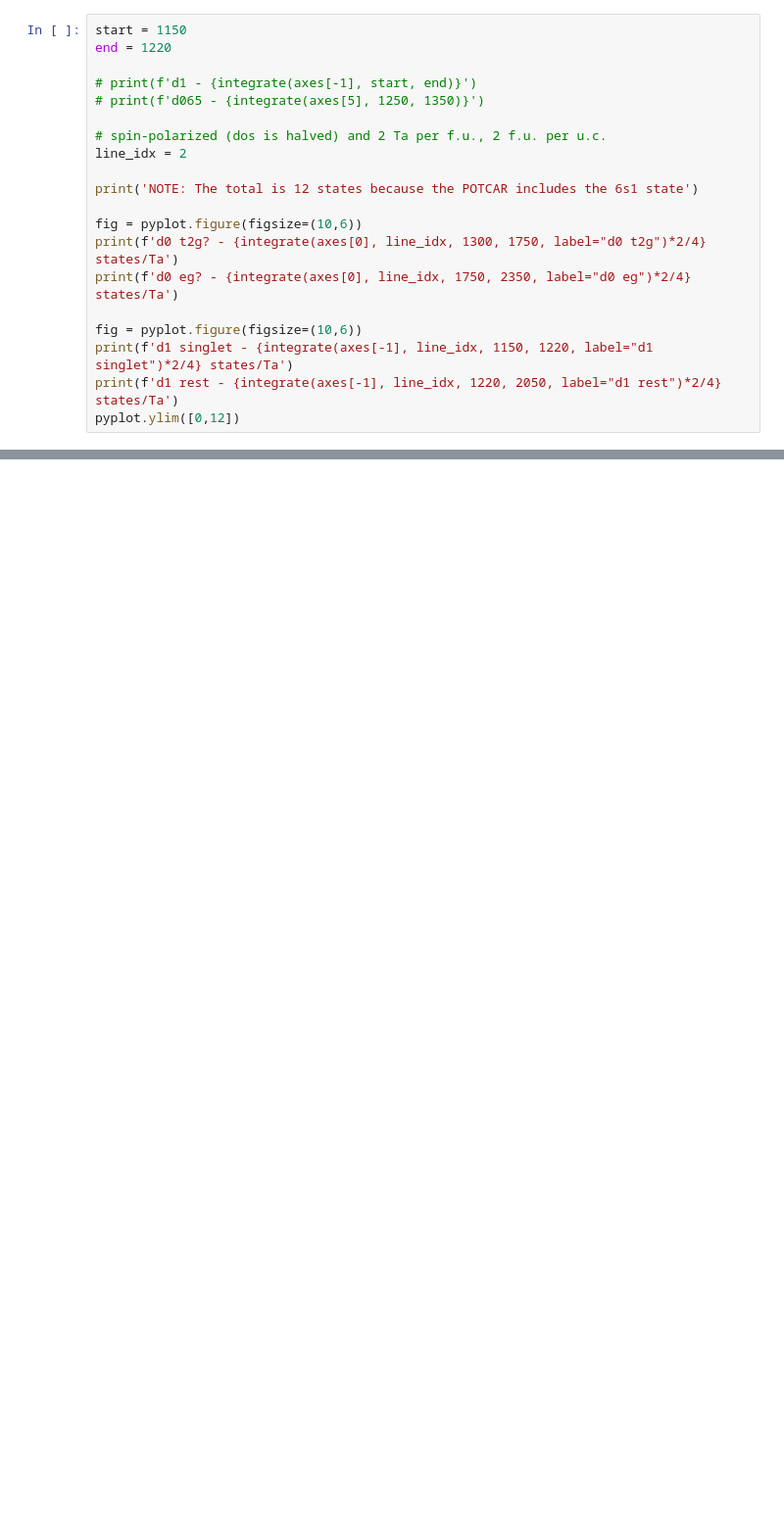
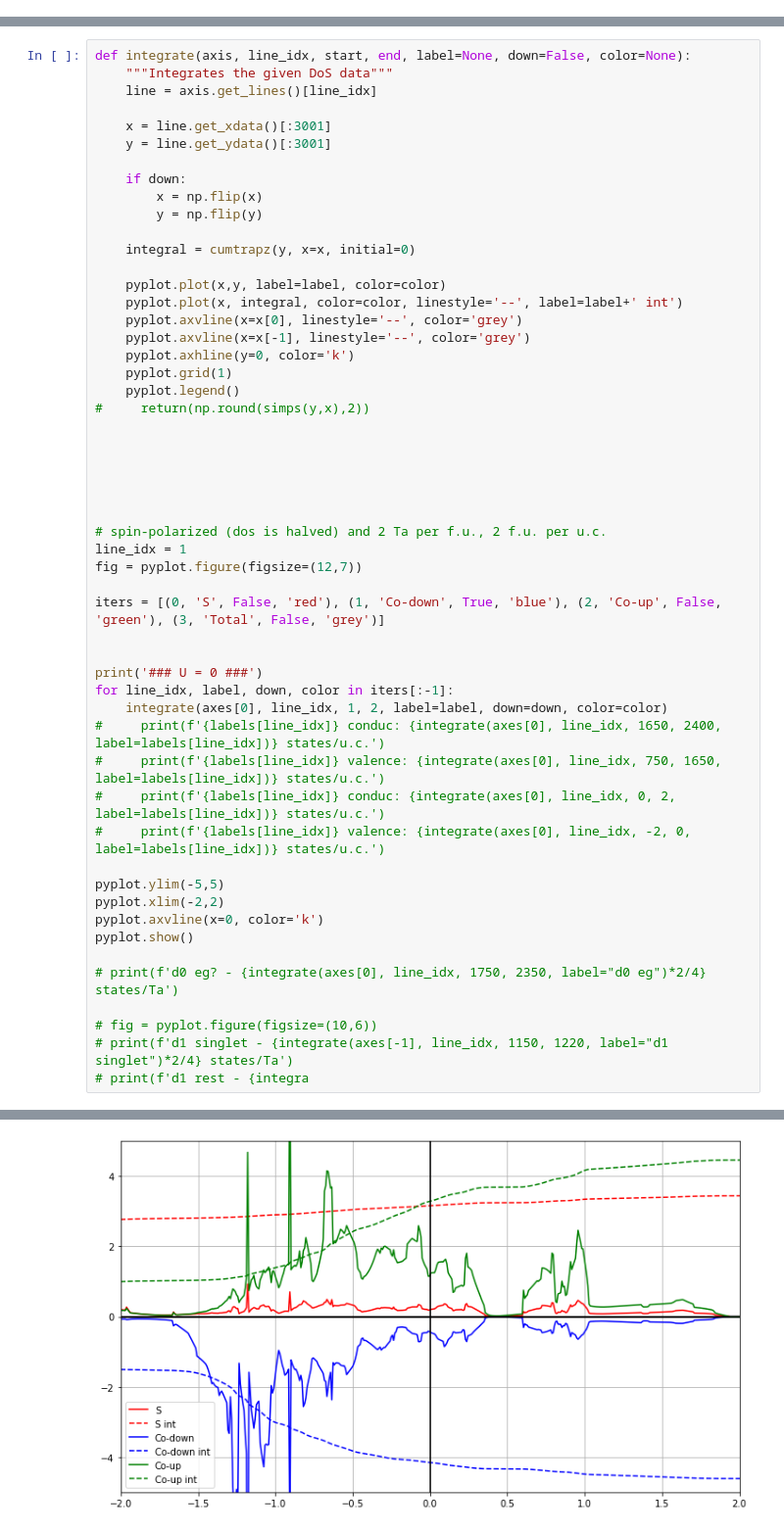
Before and after one commit to kyledmiller/kdm_vault, a Jupyter notebook: scripts_dft/plot_dos.ipynb, the cells around one changed output, grey strips where cells are left out. Shown: that part at 98% size. Saved outputs shown, nothing was run; the diff lists cells and outputs as text; blank space fills up the shorter version.

Commit message:
made dos integration cumulative

```diff
--- a/scripts_dft/plot_dos.ipynb
+++ b/scripts_dft/plot_dos.ipynb
@@ -157,20 +149,0 @@ for i, iter_1 in enumerate(ITERS_1):
-# %%
-start = 1150
-end = 1220
-
-# print(f'd1 - {integrate(axes[-1], start, end)}')
-# print(f'd065 - {integrate(axes[5], 1250, 1350)}')
-
-# spin-polarized (dos is halved) and 2 Ta per f.u., 2 f.u. per u.c.
-line_idx = 2
-
-print('NOTE: The total is 12 states because the POTCAR includes the 6s1 state')
-
-fig = pyplot.figure(figsize=(10,6))
-print(f'd0 t2g? - {integrate(axes[0], line_idx, 1300, 1750, label="d0 t2g")*2/4} states/Ta')
-print(f'd0 eg? - {integrate(axes[0], line_idx, 1750, 2350, label="d0 eg")*2/4} states/Ta')
-
-fig = pyplot.figure(figsize=(10,6))
-print(f'd1 singlet - {integrate(axes[-1], line_idx, 1150, 1220, label="d1 singlet")*2/4} states/Ta')
-print(f'd1 rest - {integrate(axes[-1], line_idx, 1220, 2050, label="d1 rest")*2/4} states/Ta')
-pyplot.ylim([0,12])
@@ -185,0 +186,54 @@ d1 rest - 11.009111564336916 states/Ta
+# %%
+def integrate(axis, line_idx, start, end, label=None, down=False, color=None):
+    """Integrates the given DoS data"""
+    line = axis.get_lines()[line_idx]
+
+    x = line.get_xdata()[:3001]
+    y = line.get_ydata()[:3001]
+
+    if down:
+        x = np.flip(x)
+        y = np.flip(y)
+
+    integral = cumtrapz(y, x=x, initial=0)
+
+    pyplot.plot(x,y, label=label, color=color)
+    pyplot.plot(x, integral, color=color, linestyle='--', label=label+' int')
+    pyplot.axvline(x=x[0], linestyle='--', color='grey')
+    pyplot.axvline(x=x[-1], linestyle='--', color='grey')
+    pyplot.axhline(y=0, color='k')
+    pyplot.grid(1)
+    pyplot.legend()
+#     return(np.round(simps(y,x),2))
+
+
+
+
+
+
+# spin-polarized (dos is halved) and 2 Ta per f.u., 2 f.u. per u.c.
+line_idx = 1
+fig = pyplot.figure(figsize=(12,7))
+
+iters = [(0, 'S', False, 'red'), (1, 'Co-down', True, 'blue'), (2, 'Co-up', False, 'green'), (3, 'Total', False, 'grey')]
+
+
+print('### U = 0 ###')
+for line_idx, label, down, color in iters[:-1]:
+    integrate(axes[0], line_idx, 1, 2, label=label, down=down, color=color)
+#     print(f'{labels[line_idx]} conduc: {integrate(axes[0], line_idx, 1650, 2400, label=labels[line_idx])} states/u.c.')
+#     print(f'{labels[line_idx]} valence: {integrate(axes[0], line_idx, 750, 1650, label=labels[line_idx])} states/u.c.')
+#     print(f'{labels[line_idx]} conduc: {integrate(axes[0], line_idx, 0, 2, label=labels[line_idx])} states/u.c.')
+#     print(f'{labels[line_idx]} valence: {integrate(axes[0], line_idx, -2, 0, label=labels[line_idx])} states/u.c.')
+
+pyplot.ylim(-5,5)
+pyplot.xlim(-2,2)
+pyplot.axvline(x=0, color='k')
+pyplot.show()
+
+# print(f'd0 eg? - {integrate(axes[0], line_idx, 1750, 2350, label="d0 eg")*2/4} states/Ta')
+
+# fig = pyplot.figure(figsize=(10,6))
+# print(f'd1 singlet - {integrate(axes[-1], line_idx, 1150, 1220, label="d1 singlet")*2/4} states/Ta')
+# print(f'd1 rest - {integra
+# %% [output]
@@ -185,0 +241 @@ d1 rest - 11.009111564336916 states/Ta
+[figure, added]
```
Also changed, not shown: parts of 6 cells of this notebook.
